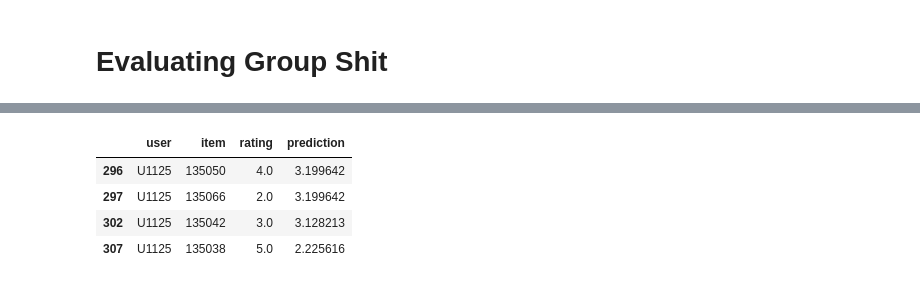
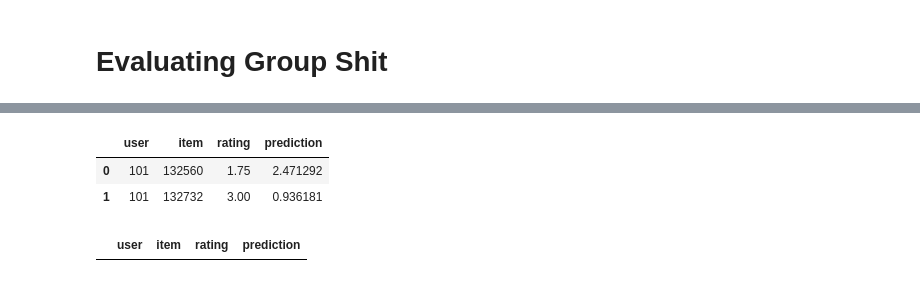
Before and after one commit to HusamAQ/RecSys_weRecommenaGrade10, a Jupyter notebook: notebooks/data_preprocessing.ipynb, the cells around one changed output, grey strips where cells are left out. Saved outputs shown, nothing was run; the diff lists cells and outputs as text; code cells hidden in the pictures.

```diff
--- a/notebooks/data_preprocessing.ipynb
+++ b/notebooks/data_preprocessing.ipynb
@@ -293,7 +281,7 @@ def average_without_misery(rat):
     thres = 6
     while conti:
         ratings = rat
-        ratings = ratings.drop(ratings[ratings.score < thres].index)
+        # ratings = ratings.drop(ratings[ratings.score < thres].index)
         # display(thres)
 
         test = ratings.pivot(index='item', columns='user', values='score').dropna()
@@ -500,8 +519,0 @@ ratings_t.pivot(index='item', columns='user', values='score')
-# %%
-preds[preds.user == user]
-# %% [output]
-|  | user | item | rating | prediction |
-| 296 | U1125 | 135050 | 4.0 | 3.199642 |
-| 297 | U1125 | 135066 | 2.0 | 3.199642 |
-| 302 | U1125 | 135042 | 3.0 | 3.128213 |
-| 307 | U1125 | 135038 | 5.0 | 2.225616 |
@@ -544,0 +520,11 @@ Test_Set_Items_users={
+# %%
+pred_temps
+# %% [output]
+|  | user | item | rating | prediction |
+| 0 | 101 | 132560 | 1.75 | 2.471292 |
+| 1 | 101 | 132732 | 3.00 | 0.936181 |
+# %%
+
+predss
+# %% [output]
+|  | user | item | rating | prediction |
```
Also changed, not shown: parts of 12 cells of this notebook.
